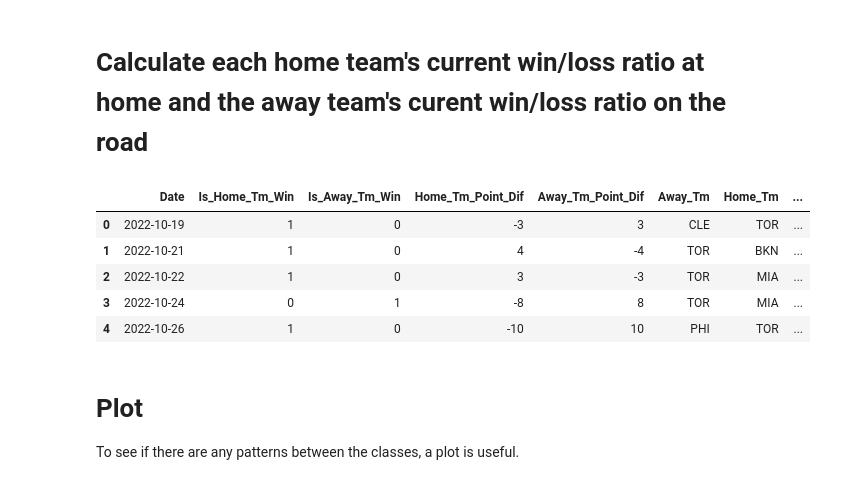
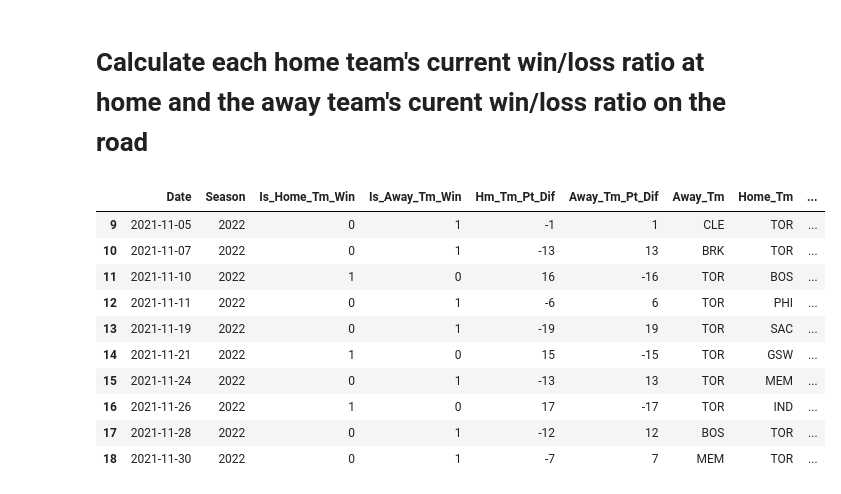
Before and after one commit to StephenFeddes/MachineLearningProject, a Jupyter notebook: classifyGames.ipynb, the cells around one changed output. Drawn from its saved outputs; the diff is of its cells as text; code cells hidden in the pictures.

```diff
--- a/classifyGames.ipynb
+++ b/classifyGames.ipynb
@@ -63,9 +23,9 @@ last_season_records.head(5)
 # Get team wins and losses
 # %%
 # Removes player-specific data.
-nba_data = nba_data[['Date', 'Tm', 'At', 'Opp', 'Point_Dif']]
+nba_data = nba_games_data[['Date', 'Tm', 'At', 'Opp', 'Point_Dif', 'Season']]
 
-# Gets all the games played in the 2023 season
+# Gets all the games played in the 2022 and 2023 seasons
 nba_data['Team1'] = nba_data.apply(lambda row: min(row['Tm'], row['Opp']), axis=1)
 nba_data['Team2'] = nba_data.apply(lambda row: max(row['Tm'], row['Opp']), axis=1)
 nba_data = nba_data.drop_duplicates(subset=['Date', 'Team1', 'Team2'])
@@ -88,9 +48,21 @@ def is_home_team_win(row):
 nba_data['Is_Home_Tm_Win'] = nba_data.apply(is_home_team_win, axis=1)
 nba_data['Is_Away_Tm_Win'] = nba_data['Is_Home_Tm_Win'].apply(lambda x: 0 if x==1 else 1)
 
-# In the next version of the model, we might want to consider using point differentials in the wins and losses.
-nba_data['Home_Tm_Point_Dif'] = nba_data['Point_Dif'].apply(lambda x: x.split(" ")[1].replace('(','').replace(')','')).astype(int)*-1
-nba_data['Away_Tm_Point_Dif'] = nba_data['Point_Dif'].apply(lambda x: x.split(" ")[1].replace('(','').replace(')','')).astype(int)
+nba_data['Point_Dif'] = nba_data['Point_Dif'].apply(lambda x: x.split(" ")[1].replace('(','').replace(')','')).astype(int)
+
+def home_team_pt_dif(row):
+    win_status = row['Is_Home_Tm_Win']
+    if row['At']=='@' and win_status==0:
+        return -1*abs(row['Point_Dif'])
+    elif row['At']!='@' and win_status==1:
+        return abs(row['Point_Dif'])
+    elif row['At']=='@' and win_status==1:
+        return abs(row['Point_Dif'])
+    elif row['At']!='@' and win_status==0:
+        return -1*abs(row['Point_Dif'])
+
+nba_data['Hm_Tm_Pt_Dif'] = nba_data.apply(home_team_pt_dif, axis=1)
+nba_data['Away_Tm_Pt_Dif'] = nba_data.apply(home_team_pt_dif, axis=1)*-1
 
 nba_data.head(5)
 # %% [output]
@@ -125,10 +107,10 @@ nba_data['Home_Tm'] = nba_data.apply(lambda row: row['Tm'] if row['At'] != '@' e
 nba_data = nba_data.drop(['At', 'Tm', 'Opp', 'Point_Dif'], axis=1)
 
 def get_away_team_game_number(row):
-    return len(nba_data[((nba_data['Away_Tm']==row['Away_Tm'])|(nba_data['Home_Tm']==row['Away_Tm']))&(nba_data['Date']<=row['Date'])])
+    return len(nba_data[((nba_data['Away_Tm']==row['Away_Tm']) | (nba_data['Home_Tm']==row['Away_Tm'])) & (nba_data['Date']<=row['Date']) & (nba_data['Season']==row['Season'])])
 
 def get_home_team_game_number(row):
-    return len(nba_data[((nba_data['Away_Tm']==row['Home_Tm'])|(nba_data['Home_Tm']==row['Home_Tm']))&(nba_data['Date']<=row['Date'])])
+    return len(nba_data[((nba_data['Away_Tm']==row['Home_Tm']) | (nba_data['Home_Tm']==row['Home_Tm'])) & (nba_data['Date']<=row['Date']) & (nba_data['Season']==row['Season'])])
 
 nba_data['Away_Tm_Gm_Num'] = nba_data.apply(get_away_team_game_number, axis=1)
 nba_data['Home_Tm_Gm_Num'] = nba_data.apply(get_home_team_game_number, axis=1)
@@ -146,48 +173,42 @@ nba_data.head(5)
 # %%
 # Gets the home team's win/loss ratio at home over the previous games
 def home_tm_home_win_ratio_over_prev_gms(row):
     home_team = row['Home_Tm']
     home_game_num = row['Home_Tm_Gm_Num']
 
     home_mask = ((nba_data['Home_Tm']==home_team)&(nba_data['Home_Tm_Gm_Num']<row['Home_Tm_Gm_Num']))
 
-    prev_gms = nba_data[home_mask]
+    prev_gms = nba_data[home_mask & (nba_data['Season'] == row['Season'])]
     prev_home_wins = prev_gms[prev_gms['Home_Tm']==home_team]['Is_Home_Tm_Win'].sum()
 
-    # For games early on in the season, there are not many prior games. Thus, the team's previous season's home win/loss ratio
-    # is going to have a stronger influence early in the season.
-    last_season_record = last_season_records[last_season_records['Tm']==home_team]['W/L_Home'].iloc[0]
-
-    return (prev_home_wins+last_season_record)/(len(prev_gms)+1)
+    return prev_home_wins/len(prev_gms)
 
 nba_data['Home_Tm_Home_W/L_Prev_Gms'] = nba_data.apply(home_tm_home_win_ratio_over_prev_gms, axis=1)
 
 # Gets the away team's win/loss ratio on the road over the previous games
 def away_tm_away_win_ratio_over_prev_gms(row):
     away_team = row['Away_Tm']
     away_game_num = row['Away_Tm_Gm_Num']
 
     away_mask = ((nba_data['Away_Tm']==away_team)&(nba_data['Away_Tm_Gm_Num']<row['Away_Tm_Gm_Num']))
 
-    prev_gms = nba_data[away_mask]
+    prev_gms = nba_data[away_mask & (nba_data['Season'] == row['Season'])].tail(20)
     prev_away_wins = prev_gms[prev_gms['Away_Tm']==away_team]['Is_Away_Tm_Win'].sum()
 
-    # For games early on in the season, there are not many prior games. Thus, the team's previous season's away win/loss ratio
-    # is going to have a stronger influence early in the season.
-    last_season_record = last_season_records[last_season_records['Tm']==away_team]['W/L_Away'].iloc[0]
-
-    return (prev_away_wins+last_season_record)/(len(prev_gms)+1)
+    return (prev_away_wins/len(prev_gms))
 
 nba_data['Away_Tm_Away_W/L_Prev_Gms'] = nba_data.apply(away_tm_away_win_ratio_over_prev_gms, axis=1)
 
-nba_data.head(5)
+nba_data.head(10)
 # %% [output]
-|  | Date | Is_Home_Tm_Win | Is_Away_Tm_Win | Home_Tm_Point_Dif | Away_Tm_Point_Dif | Away_Tm | Home_Tm | ... |
-| 0 | 2022-10-19 | 1 | 0 | -3 | 3 | CLE | TOR | ... |
-| 1 | 2022-10-21 | 1 | 0 | 4 | -4 | TOR | BKN | ... |
-| 2 | 2022-10-22 | 1 | 0 | 3 | -3 | TOR | MIA | ... |
-| 3 | 2022-10-24 | 0 | 1 | -8 | 8 | TOR | MIA | ... |
-| 4 | 2022-10-26 | 1 | 0 | -10 | 10 | PHI | TOR | ... |
+|  | Date | Season | Is_Home_Tm_Win | Is_Away_Tm_Win | Hm_Tm_Pt_Dif | Away_Tm_Pt_Dif | Away_Tm | Home_Tm | ... |
+| 9 | 2021-11-05 | 2022 | 0 | 1 | -1 | 1 | CLE | TOR | ... |
+| 10 | 2021-11-07 | 2022 | 0 | 1 | -13 | 13 | BRK | TOR | ... |
+| 11 | 2021-11-10 | 2022 | 1 | 0 | 16 | -16 | TOR | BOS | ... |
+| 12 | 2021-11-11 | 2022 | 0 | 1 | -6 | 6 | TOR | PHI | ... |
+| 13 | 2021-11-19 | 2022 | 0 | 1 | -19 | 19 | TOR | SAC | ... |
+| 14 | 2021-11-21 | 2022 | 1 | 0 | 15 | -15 | TOR | GSW | ... |
+| 15 | 2021-11-24 | 2022 | 0 | 1 | -13 | 13 | TOR | MEM | ... |
+| 16 | 2021-11-26 | 2022 | 1 | 0 | 17 | -17 | TOR | IND | ... |
+| 17 | 2021-11-28 | 2022 | 0 | 1 | -12 | 12 | BOS | TOR | ... |
+| 18 | 2021-11-30 | 2022 | 0 | 1 | -7 | 7 | MEM | TOR | ... |
-# %% [markdown]
-# Plot
-To see if there are any patterns between the classes, a plot is useful.
```
Also changed, not shown: parts of 21 cells of this notebook, 4 other files.
